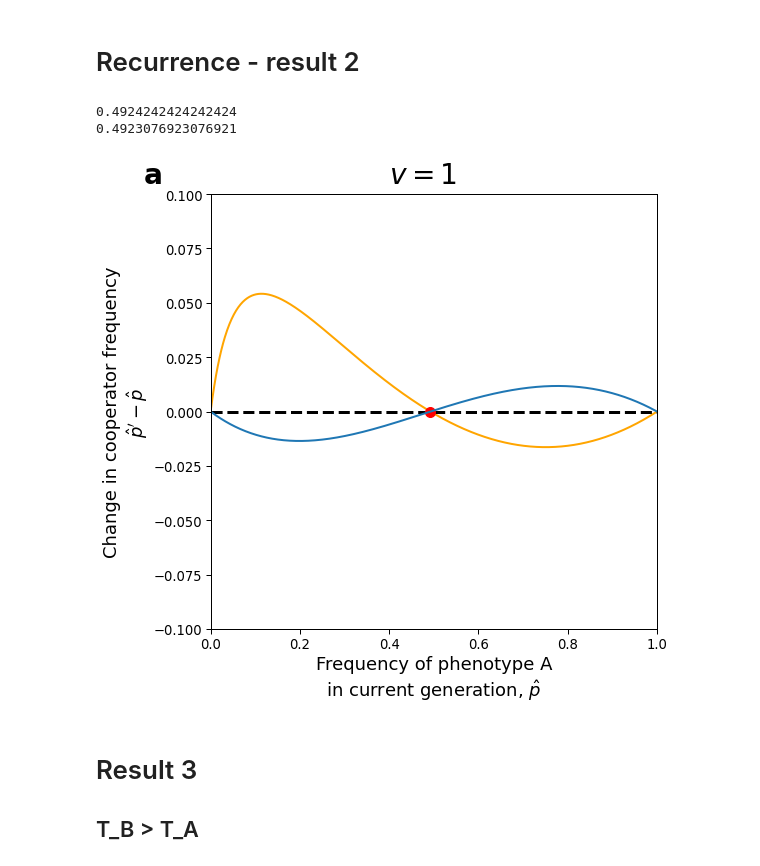
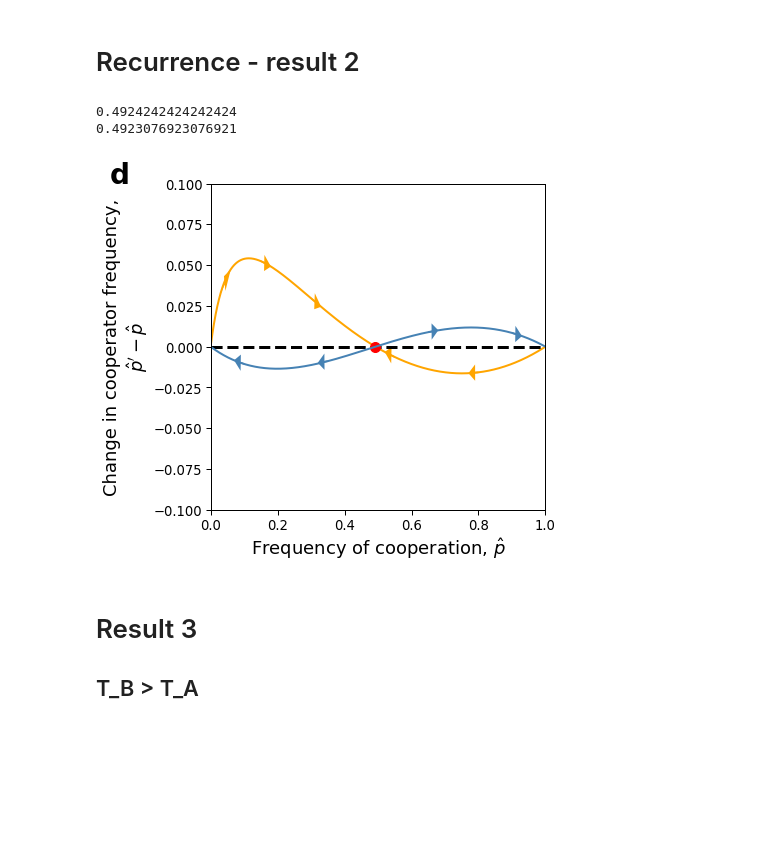
Before and after one commit to yoavram-lab/CulturalCooperation, a Jupyter notebook: ms/figures.ipynb, the cells around one changed output. Drawn from its saved outputs; the diff is of its cells as text; code cells hidden in the pictures; blank space fills up the shorter version.

```diff
--- a/ms/figures.ipynb
+++ b/ms/figures.ipynb
@@ -190,40 +190,58 @@ p_equilibrium = (c*(1-T_B)-α*b*T_A-(T_A-T_B))/(b*(1-α)*(T_A-T_B))
 print(p_equilibrium)
 
 p = np.arange(0, 1, 0.001)
 p_tag = p_parents_function(p)
 
-fig, ax = plt.subplots(figsize=(8, 8))
+fig, ax = plt.subplots(figsize=(6, 6))
 ax.plot(p, p_tag-p, color="orange", linewidth=2)
+### Orange arrows
 ax.plot(p, p-p, 'k--', linewidth=3)
+ax.arrow(0.15, p_parents_function(0.15)-0.15, 0.03, p_parents_function(0.18)-0.18-(p_parents_function(0.15)-0.15), head_width=0.01, head_length=0.02, linewidth=0, color='orange', length_includes_head=True)
+ax.arrow(0.03, p_parents_function(0.03)-0.03, 0.03, p_parents_function(0.06)-0.06-(p_parents_function(0.03)-0.03), head_width=0.01, head_length=0.02, linewidth=0, color='orange', length_includes_head=True)
+ax.arrow(0.3, p_parents_function(0.3)-0.3, 0.03, p_parents_function(0.33)-0.33-(p_parents_function(0.3)-0.3), head_width=0.01, head_length=0.02, linewidth=0, color='orange', length_includes_head=True)
+ax.arrow(0.55, p_parents_function(0.55)-0.55, -0.03, p_parents_function(0.52)-0.52-(p_parents_function(0.55)-0.55), head_width=0.01, head_length=0.02, linewidth=0, color='orange', length_includes_head=True)
+ax.arrow(0.8, p_parents_function(0.8)-0.8, -0.03, p_parents_function(0.77)-0.77-(p_parents_function(0.8)-0.8), head_width=0.01, head_length=0.02, linewidth=0, color='orange', length_includes_head=True)
+
+
+
 #plt.plot(β3/β1, β3/β1, "ko", label = r'$\tilde{p}^*$')
-ax.set_xlabel(r'Frequency of phenotype A' + "\n" + r"in current generation, $\hat{p}$", fontsize = 18)
-ax.set_ylabel(r"Change in cooperator frequency" + "\n" + r"$\hat{p}'-\hat{p}$", fontsize = 18)
+ax.set_xlabel(r'Frequency of cooperation, $\hat{p}$', fontsize = 18)
+ax.set_ylabel(r"Change in cooperator frequency," + "\n" + r"$\hat{p}'-\hat{p}$", fontsize = 18)
 ax.set_ylim(-0.1, 0.1)
 ax.set_xlim(0, 1)
 
 
 b=1.3
 c = 0.904
 T_A = 0.5
 T_B = 0.1
 α = 0.4
 p_equilibrium = (c*(1-T_B)-α*b*T_A-(T_A-T_B))/(b*(1-α)*(T_A-T_B))
 print(p_equilibrium)
 plt.plot(p_equilibrium, 0, "ro", label = r'$\tilde{p}^*$', markersize=10)
-ax.text(-0.15, 0.105, 'a', fontdict=dict(fontsize=28, weight='bold'))
-ax.text(0.4, 0.105, r'$v=1$', fontdict=dict(fontsize=28, weight='bold'))
+ax.text(-0.3, 0.1, 'd', fontdict=dict(fontsize=28, weight='bold'))
+#ax.text(0.4, 0.105, r'$v=1$', fontdict=dict(fontsize=28, weight='bold'))
 
 
 
 
 p_tag = p_parents_function(p)
-ax.plot(p, p_tag-p, linewidth = 2)
+ax.plot(p, p_tag-p, linewidth = 2, color = 'steelblue')
+
+## Blue arrows:
+ax.arrow(0.35, p_parents_function(0.35)-0.35, -0.03, p_parents_function(0.33)-0.33-(p_parents_function(0.35)-0.35), head_width=0.01, head_length=0.02, linewidth=0, color='steelblue', length_includes_head=True)
+ax.arrow(0.1, p_parents_function(0.1)-0.1, -0.03, p_parents_function(0.07)-0.07-(p_parents_function(0.1)-0.1), head_width=0.01, head_length=0.02, linewidth=0, color='steelblue', length_includes_head=True)
+
+ax.arrow(0.65, p_parents_function(0.65)-0.65, 0.03, p_parents_function(0.68)-0.68-(p_parents_function(0.65)-0.65), head_width=0.01, head_length=0.02, linewidth=0, color='steelblue', length_includes_head=True)
+ax.arrow(0.9, p_parents_function(0.9)-0.9, 0.03, p_parents_function(0.93)-0.93-(p_parents_function(0.9)-0.9), head_width=0.01, head_length=0.02, linewidth=0, color='steelblue', length_includes_head=True)
+
+
 fig.savefig('Figures/coexistence_without_oblique.pdf')
 fig.savefig('Figures/coexistence_without_oblique.eps', bbox_inches='tight')
 # %% [output]
 0.4924242424242424
 0.4923076923076921
-[figure, old version]
+[figure, new version]
 # %% [markdown]
 # Result 3
 ## T_B > T_A
```
Also changed, not shown: parts of 1 cell of this notebook, 6 other files.
